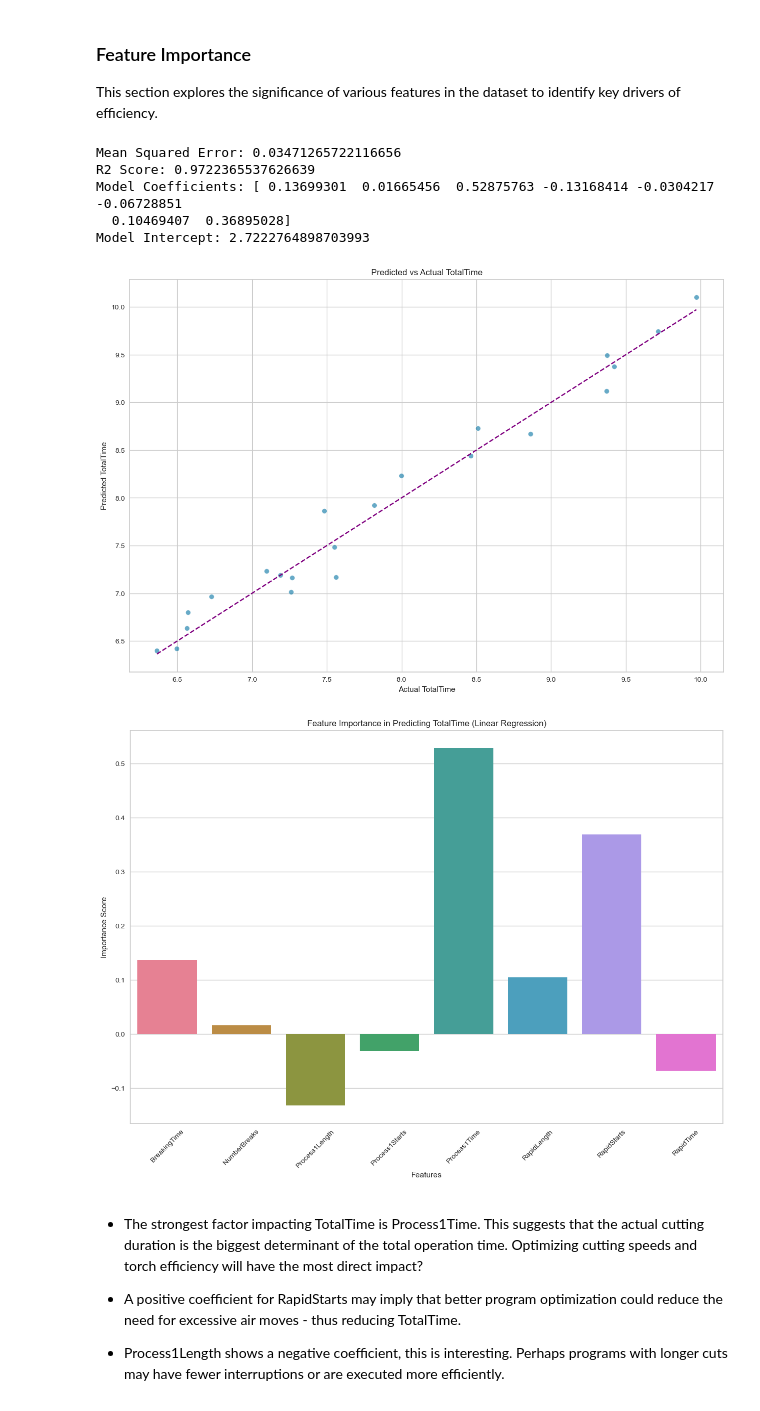
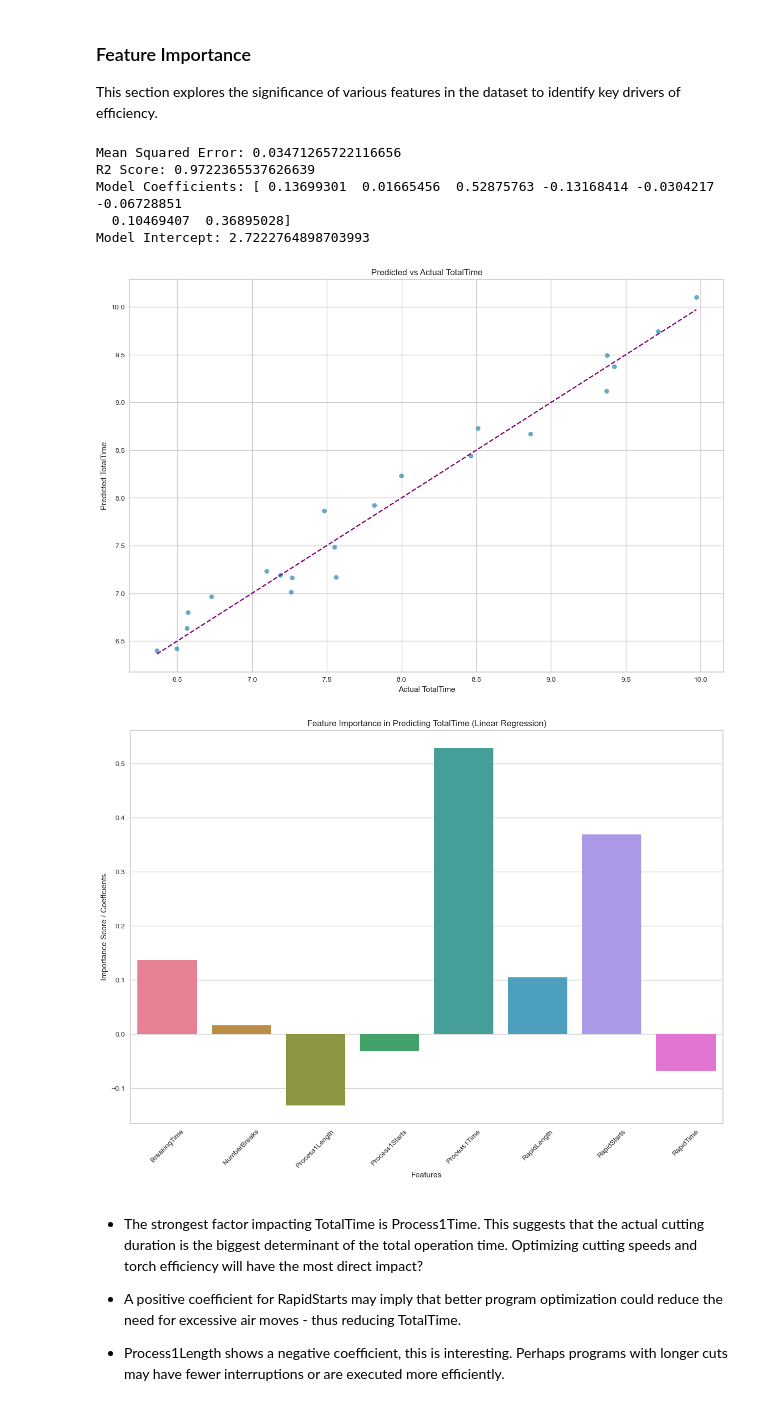
Before and after one commit to Scientialibera/ds4m_2, a Jupyter notebook: notebooks/orchestration.ipynb, the cells around one changed output. Saved outputs shown, nothing was run; the diff lists cells and outputs as text; code cells hidden in the pictures.

```diff
--- a/notebooks/orchestration.ipynb
+++ b/notebooks/orchestration.ipynb
@@ -322,7 +328,7 @@ def plot_feature_importance(feature_importance, title, figsize=(15, 10)):
     sns.barplot(x=feature_importance.index, y=feature_importance.values, palette=color_dict)
     plt.xticks(rotation=45)
     plt.xlabel("Features")
-    plt.ylabel("Importance Score")
+    plt.ylabel("Importance Score / Coeffcients")
     plt.title(title)
     plt.show()
 
@@ -361,34 +367,34 @@ def perform_xgboost_regression(df, target_column, test_size=0.2, random_state=42
 
     X_train, X_test, y_train, y_test = train_test_split(X, y, test_size=test_size, random_state=random_state)
 
     model = xgb.XGBRegressor(objective='reg:squarederror', random_state=random_state)
     model.fit(X_train, y_train)
 
     y_pred = model.predict(X_test)
 
     print(f"Mean Squared Error: {mean_squared_error(y_test, y_pred)}")
     print(f"R2 Score: {r2_score(y_test, y_pred)}")
 
     plt.figure(figsize=figsize)
     sns.scatterplot(x=y_test, y=y_pred, alpha=0.6)
     plt.plot([y_test.min(), y_test.max()], [y_test.min(), y_test.max()], color='purple', linestyle='dashed')
     plt.xlabel("Actual TotalTime")
     plt.ylabel("Predicted TotalTime")
     plt.title("Predicted vs Actual TotalTime")
     plt.show()
 
     feature_importance = pd.Series(model.feature_importances_, index=X.columns).sort_values()
     plot_feature_importance(feature_importance, "Feature Importance in Predicting TotalTime (XGBoost)", figsize)
 
 perform_linear_regression(df_full_plates_log, target_column)
 # %% [output]
 Mean Squared Error: 0.03471265722116656
 R2 Score: 0.9722365537626639
 Model Coefficients: [ 0.13699301  0.01665456  0.52875763 -0.13168414 -0.0304217  -0.06728851
   0.10469407  0.36895028]
 Model Intercept: 2.7222764898703993
 [figure]
-[figure, old version]
+[figure, new version]
 # %% [markdown]
 - The strongest factor impacting TotalTime is Process1Time. This suggests that the actual cutting duration is the biggest determinant of the total operation time. Optimizing cutting speeds and torch efficiency will have the most direct impact?
 
```
Also changed, not shown: parts of 7 cells of this notebook.
